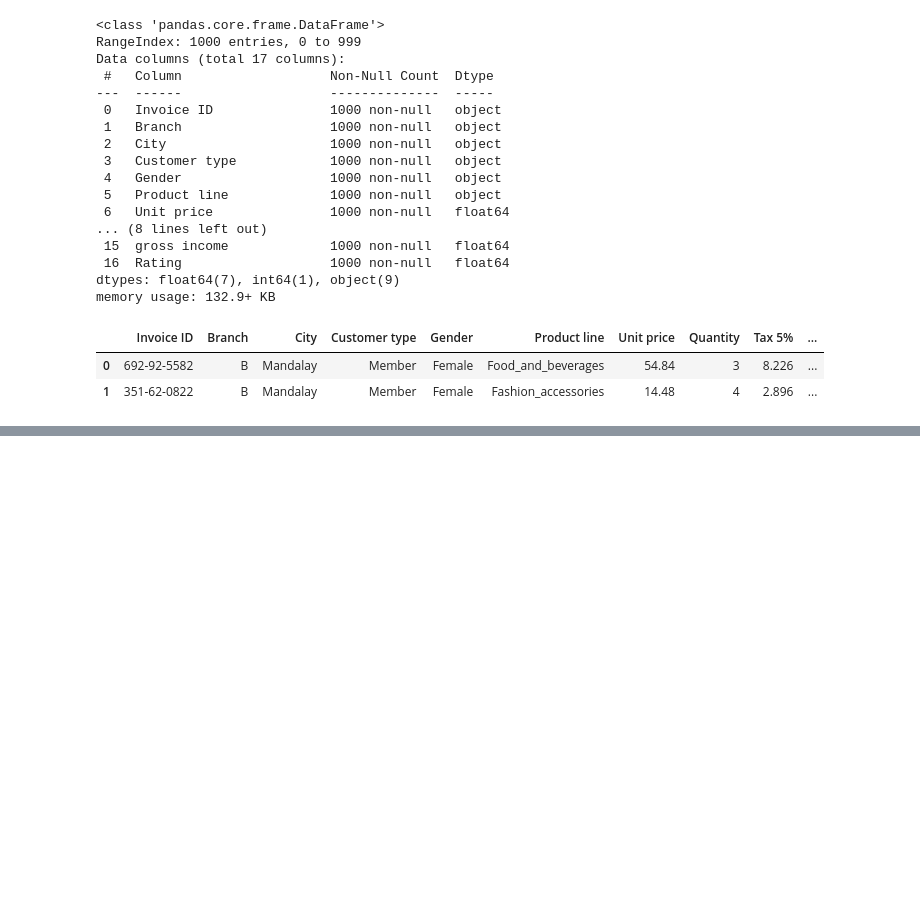
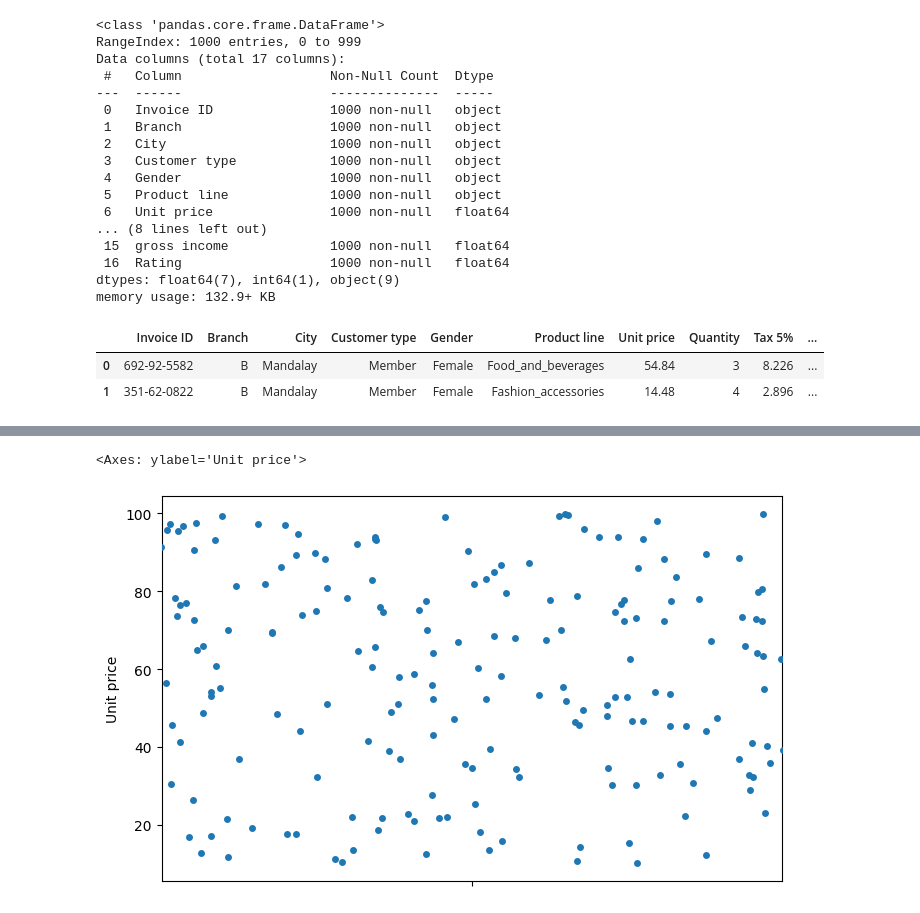
Before and after one commit to satishsinha/Python-Seaborn, a Jupyter notebook: Strip Plot.ipynb, the cells around one changed output, grey strips where cells are left out. Saved outputs shown, nothing was run; the diff lists cells and outputs as text; code cells hidden in the pictures; blank space fills up the shorter version.

```diff
--- a/Strip Plot.ipynb
+++ b/Strip Plot.ipynb
@@ -36,0 +51,7 @@ data.head(2)
+# %%
+## Expand markers in STRIP PLOT using 'jitter'
+plt.figure(figsize=(8, 5))
+sns.stripplot(y='Unit price',data=data, jitter=3)
+# %% [output]
+<Axes: ylabel='Unit price'>
+[figure, added]
```
Also changed, not shown: parts of 9 cells of this notebook, 1 other file.
